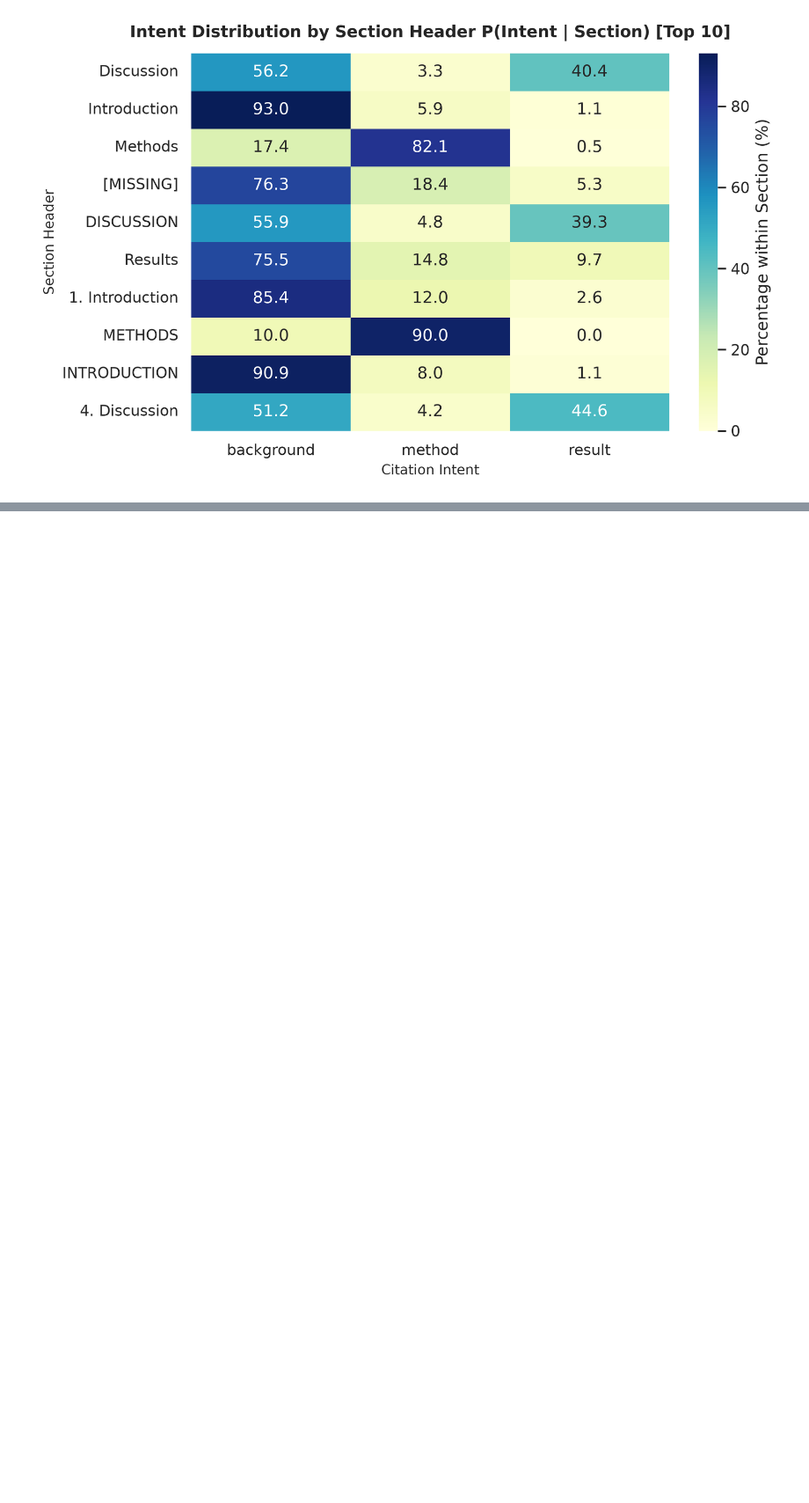
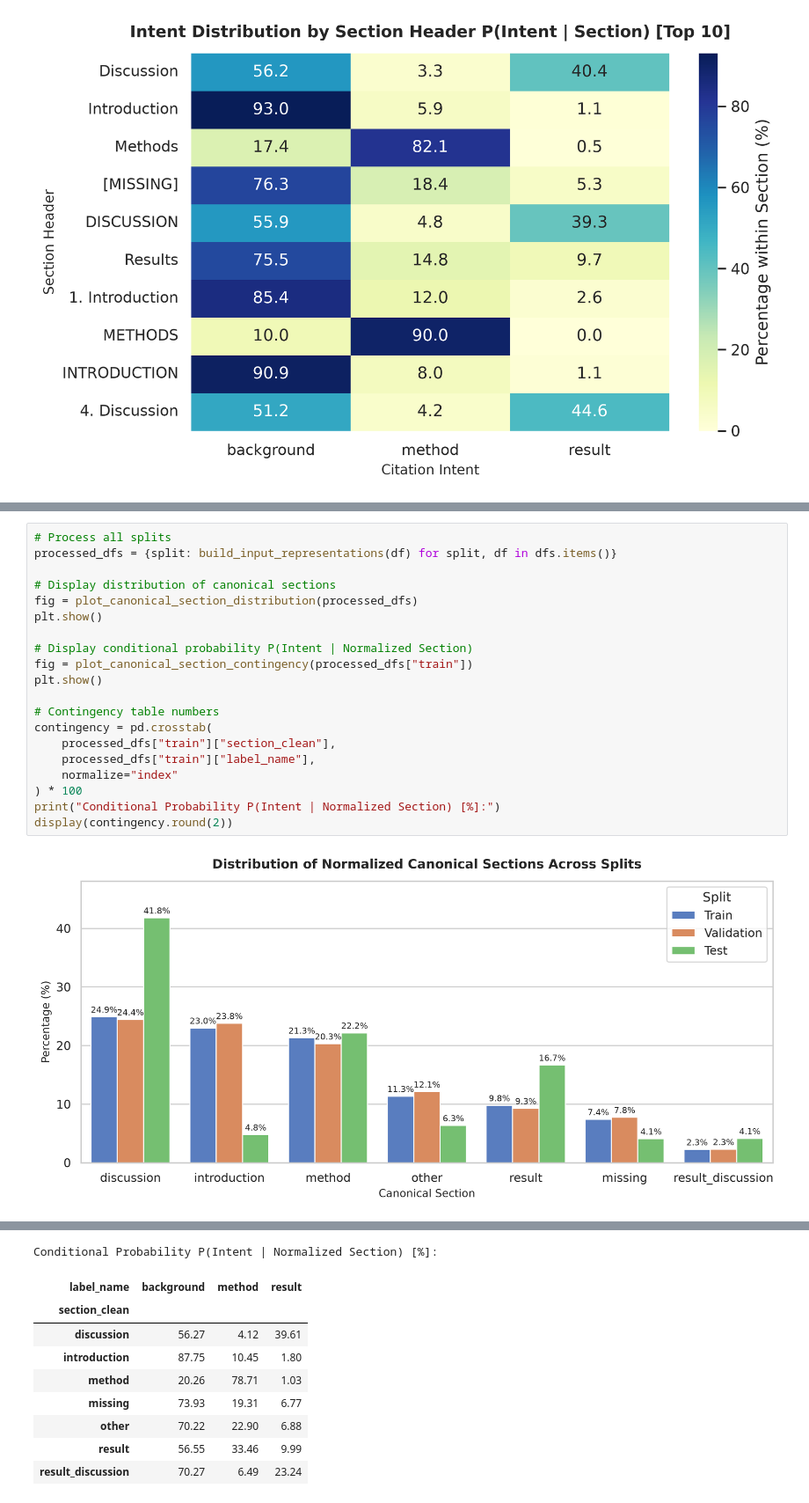
Before and after one commit to tanacsiroland/scicite-citation-intent, a Jupyter notebook: notebooks/01_eda_and_preprocessing.ipynb, the cells around one changed output, grey strips where cells are left out. Shown at 88% size. Saved outputs shown, nothing was run; the diff lists cells and outputs as text; blank space fills up the shorter version.

```diff
--- a/notebooks/01_eda_and_preprocessing.ipynb
+++ b/notebooks/01_eda_and_preprocessing.ipynb
@@ -144,0 +147,22 @@ Headers in uppercase:             1556 (20.45%
+# %%
+# Process all splits
+processed_dfs = {split: build_input_representations(df) for split, df in dfs.items()}
+
+# Display distribution of canonical sections
+fig = plot_canonical_section_distribution(processed_dfs)
+plt.show()
+
+# Display conditional probability P(Intent | Normalized Section)
+fig = plot_canonical_section_contingency(processed_dfs["train"])
+plt.show()
+
+# Contingency table numbers
+contingency = pd.crosstab(
+    processed_dfs["train"]["section_clean"],
+    processed_dfs["train"]["label_name"],
+    normalize="index"
+) * 100
+print("Conditional Probability P(Intent | Normalized Section) [%]:")
+display(contingency.round(2))
+# %% [output]
+[figure, added]
@@ -144,0 +170,10 @@ Headers in uppercase:             1556 (20.45%
+Conditional Probability P(Intent | Normalized Section) [%]:
+| label_name | background | method | result |
+| section_clean |  |  |  |
+| discussion | 56.27 | 4.12 | 39.61 |
+| introduction | 87.75 | 10.45 | 1.80 |
+| method | 20.26 | 78.71 | 1.03 |
+| missing | 73.93 | 19.31 | 6.77 |
+| other | 70.22 | 22.90 | 6.88 |
+| result | 56.55 | 33.46 | 9.99 |
+| result_discussion | 70.27 | 6.49 | 23.24 |
```
Also changed, not shown: parts of 7 cells of this notebook, 5 other files.
